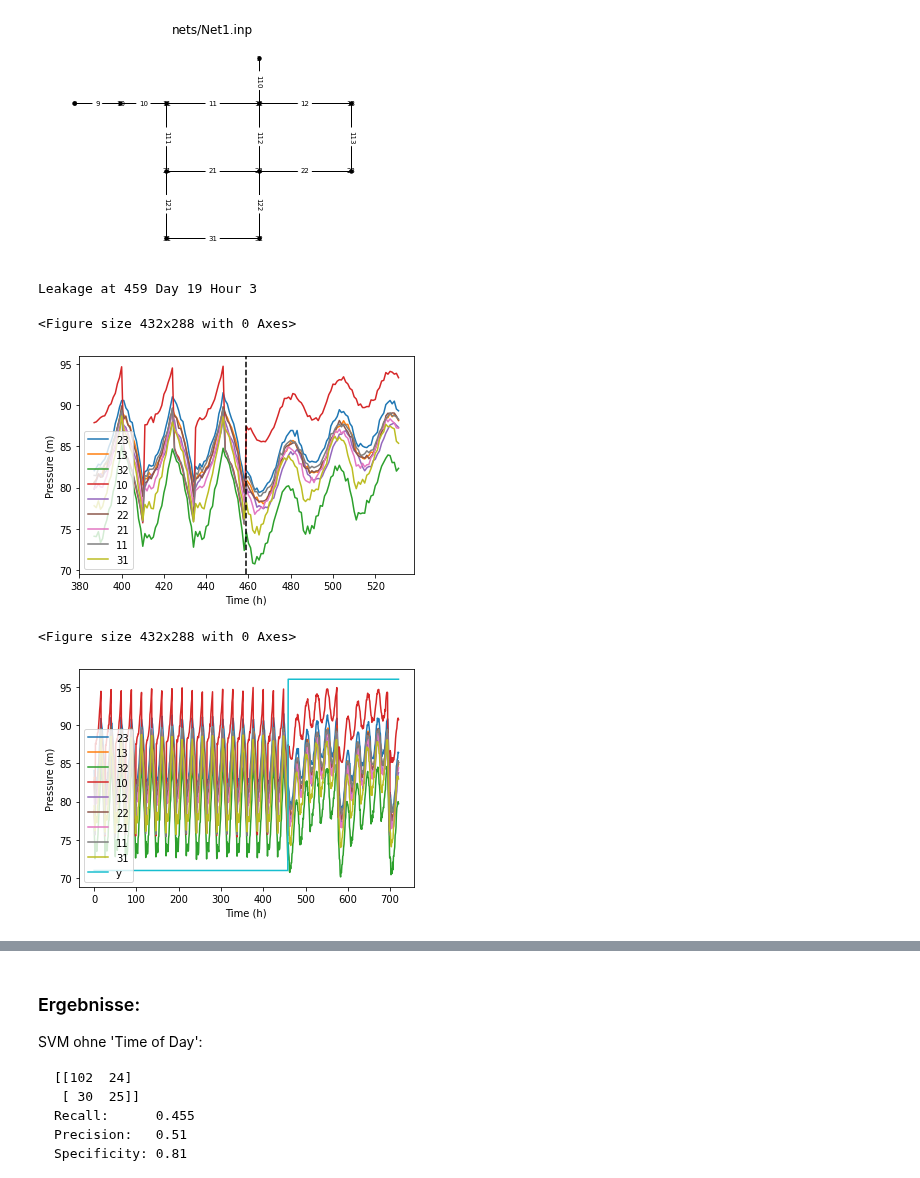
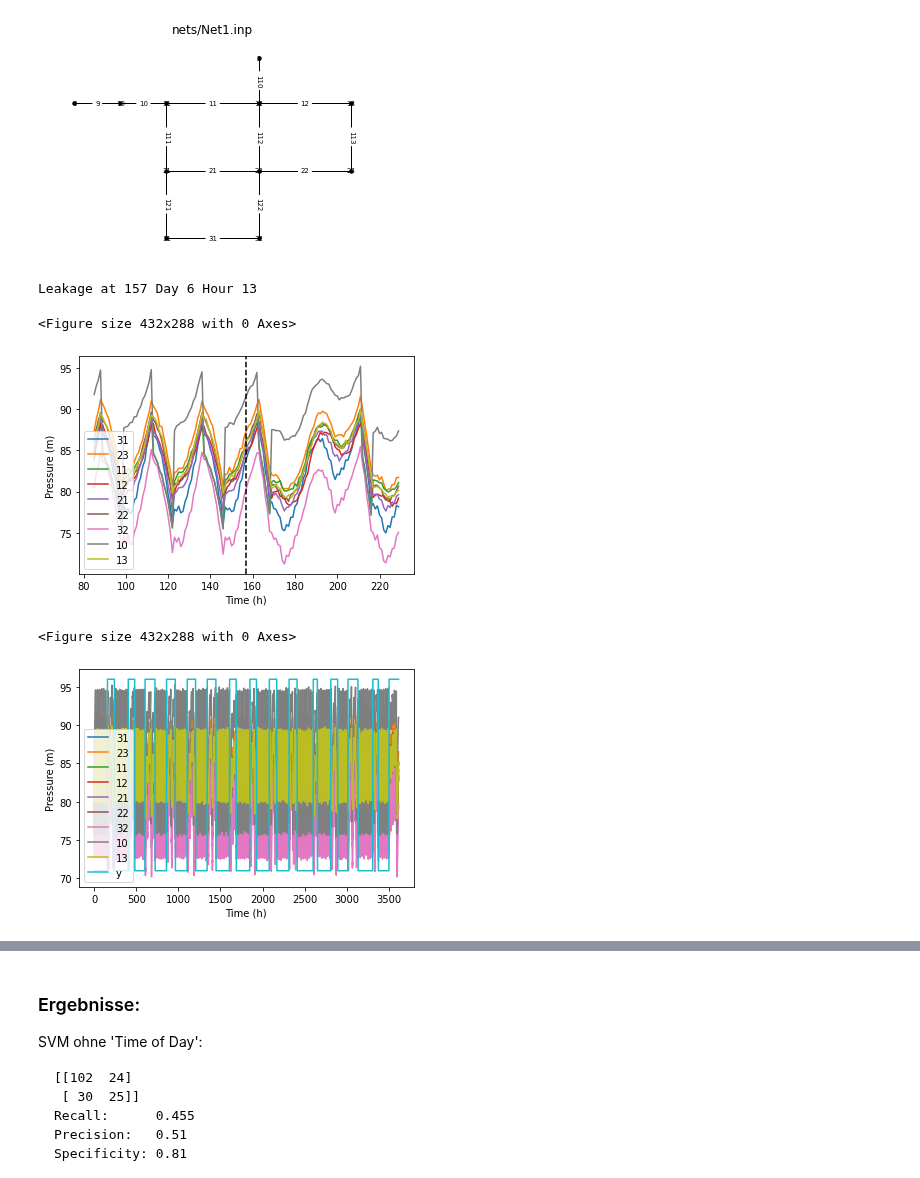
Before and after one commit to JulianBvW/BA-WDN-Leakage-Detection, a Jupyter notebook: LeakageDetection.ipynb, the cells around one changed output, grey strips where cells are left out. Cells and saved outputs as stored; diff of their text form; code cells hidden in the pictures.

Commit message:
Refactored generation code to Datagenerator class

```diff
--- a/LeakageDetection.ipynb
+++ b/LeakageDetection.ipynb
@@ -70,6 +86,7 @@ def plot(df, xlabel="Time (h)", ylabel="Pressure (m)", location="upper right", l
 # %%
 wdn = WDN("nets/Net1.inp", ['10', '11','12','13','21','22','23','31','32'])
 wdn.show()
+gen = Datagenerator(wdn)
 # %% [output]
 Nodes: ['10', '11', '12', '13', '2', '21', '22', '23', '31', '32', '9']
 ->Important: ['10', '11', '12', '13', '21', '22', '23', '31', '32']
@@ -118,9 +95,9 @@ def show_data(X, y):
 # %%
-X, y = gen_single_data(wdn, '12', include_time=True, noise_strength=0.2)
+X, y = gen.gen_multi_data('12', include_time=False, noise_strength=0.15, num_sim=15)
 show_data(X, y)
 # %% [output]
-Leakage at 459 Day 19 Hour 3
+Leakage at 157 Day 6 Hour 13
 <Figure size 432x288 with 0 Axes>
-[figure, old version]
+[figure, new version]
 <Figure size 432x288 with 0 Axes>
-[figure, old version]
+[figure, new version]
```
Also changed, not shown: parts of 15 cells of this notebook, 1 other file.
